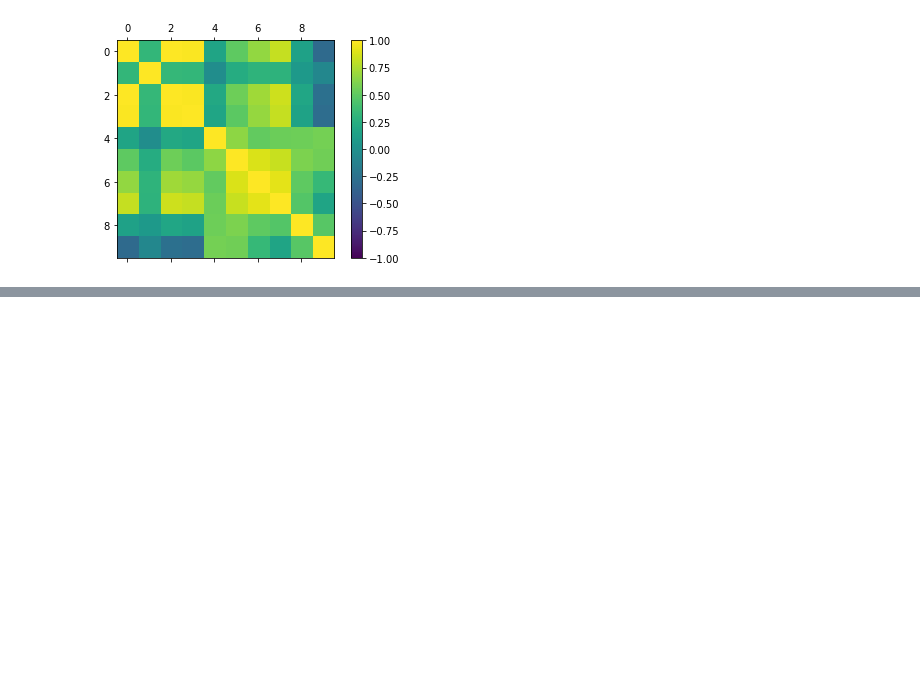
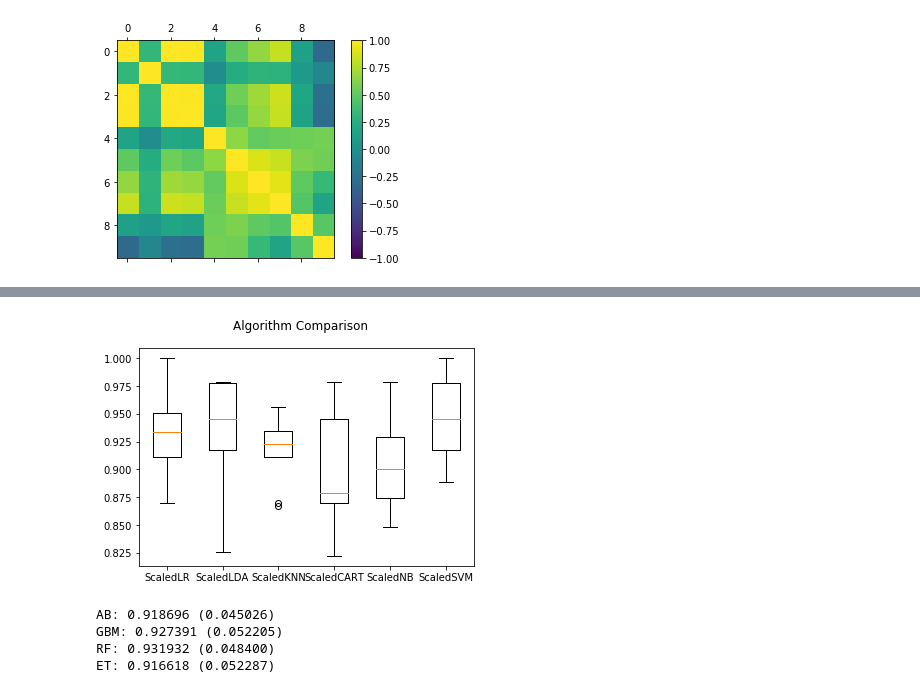
Before and after one commit to anishpdalal/breast-cancer-prediction, a Jupyter notebook: Breast Cancer Prediction.ipynb, the cells around one changed output, grey strips where cells are left out. Cells and saved outputs as stored; diff of their text form; code cells hidden in the pictures; blank space fills up the shorter version.

```diff
--- a/Breast Cancer Prediction.ipynb
+++ b/Breast Cancer Prediction.ipynb
@@ -127,0 +219,30 @@ plt.show()
+# %%
+fig = plt.figure()
+fig.suptitle('Algorithm Comparison')
+ax = fig.add_subplot(111)
+plt.boxplot(results)
+ax.set_xticklabels(names)
+plt.show()
+# %% [output]
+[figure, added]
+# %%
+# ensembles
+ensembles = []
+ensembles.append(('AB', AdaBoostClassifier()))
+ensembles.append(('GBM', GradientBoostingClassifier()))
+ensembles.append(('RF', RandomForestClassifier()))
+ensembles.append(('ET', ExtraTreesClassifier()))
+results = []
+names = []
+for name, model in ensembles:
+  kfold = KFold(n_splits=num_folds, random_state=seed)
+  cv_results = cross_val_score(model, X_train, Y_train, cv=kfold, scoring=scoring)
+  results.append(cv_results)
+  names.append(name)
+  msg = "%s: %f (%f)" % (name, cv_results.mean(), cv_results.std())
+  print(msg)
+# %% [output]
+AB: 0.918696 (0.045026)
+GBM: 0.927391 (0.052205)
+RF: 0.931932 (0.048400)
+ET: 0.916618 (0.052287)
```
Also changed, not shown: parts of 8 cells of this notebook.
